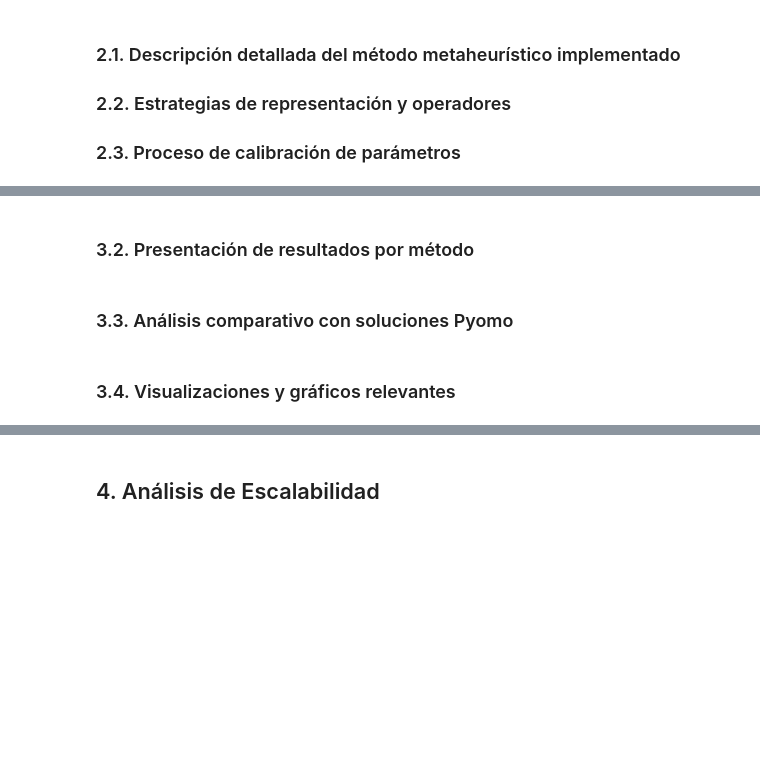
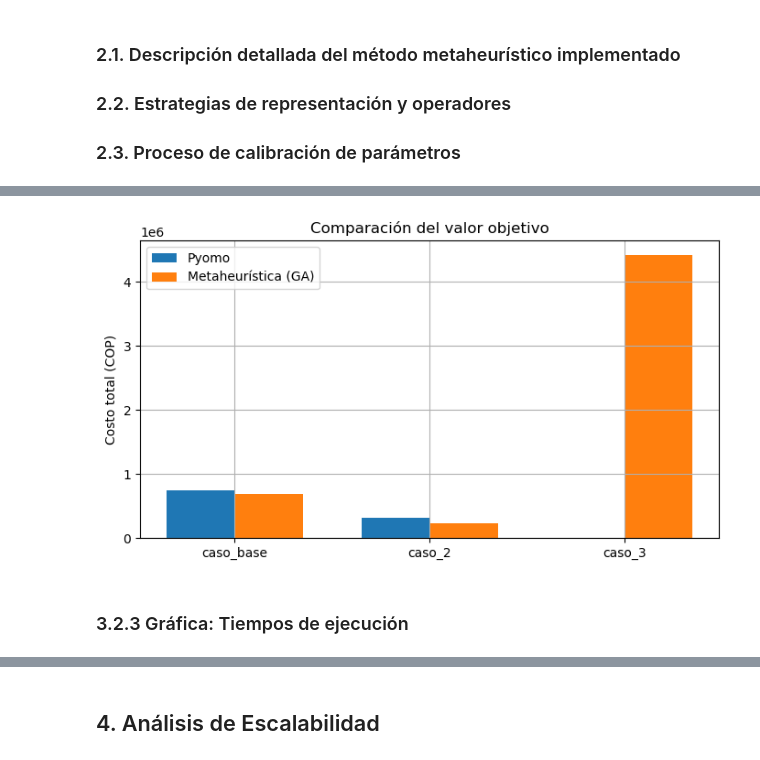
Before and after one commit to Jmi205/Proyecto-E3, a Jupyter notebook: MOS_P1_3.ipynb, the cells around one changed output, grey strips where cells are left out. Saved outputs shown, nothing was run; the diff lists cells and outputs as text; code cells hidden in the pictures; blank space fills up the shorter version.

```diff
--- a/MOS_P1_3.ipynb
+++ b/MOS_P1_3.ipynb
@@ -93,0 +130,24 @@ $$x_{pqk} = 0 \quad \forall{p, q \in D \cup C | p=q} \quad \forall{k \in K}$$
+# %%
+import pandas as pd
+import numpy as np
+import matplotlib.pyplot as plt
+
+plt.rcParams["figure.figsize"] = (7,4)
+plt.rcParams["axes.grid"] = True
+
+df = pd.DataFrame({
+    "case": ["caso_base", "caso_2", "caso_3"],
+
+    # Pyomo
+    "pyomo_obj": [743133.92, 310019.80, np.nan],
+    "pyomo_time": [2402.12, 500.32, 584.12],
+    "pyomo_mem": [70.0, 141.8, 743.2],
+
+    # GA (valores actualizados)
+    "meta_obj": [684121.49, 228541.52, 4421799.94],
+    "meta_time": [15.50, 6.46, 45.26],
+    "meta_mem": [121.02, 126.77, 133.76],
+})
+
+df.set_index("case", inplace=True)
+df
@@ -94,6 +174,18 @@ $$x_{pqk} = 0 \quad \forall{p, q \in D \cup C | p=q} \quad \forall{k \in K}$$
+# %%
+x = np.arange(len(df))
+width = 0.35
+
+plt.figure()
+plt.bar(x - width/2, df["pyomo_obj"], width, label="Pyomo")
+plt.bar(x + width/2, df["meta_obj"], width, label="Metaheurística (GA)")
+
+plt.xticks(x, df.index)
+plt.ylabel("Costo total (COP)")
+plt.title("Comparación del valor objetivo")
+plt.legend()
+plt.tight_layout()
+plt.show()
+# %% [output]
+[figure, added]
 # %% [markdown]
-### 3.2. Presentación de resultados por método
+### 3.2.3 Gráfica: Tiempos de ejecución
-# %% [markdown]
-### 3.3. Análisis comparativo con soluciones Pyomo
-# %% [markdown]
-### 3.4. Visualizaciones y gráficos relevantes
```
Also changed, not shown: parts of 13 cells of this notebook.
